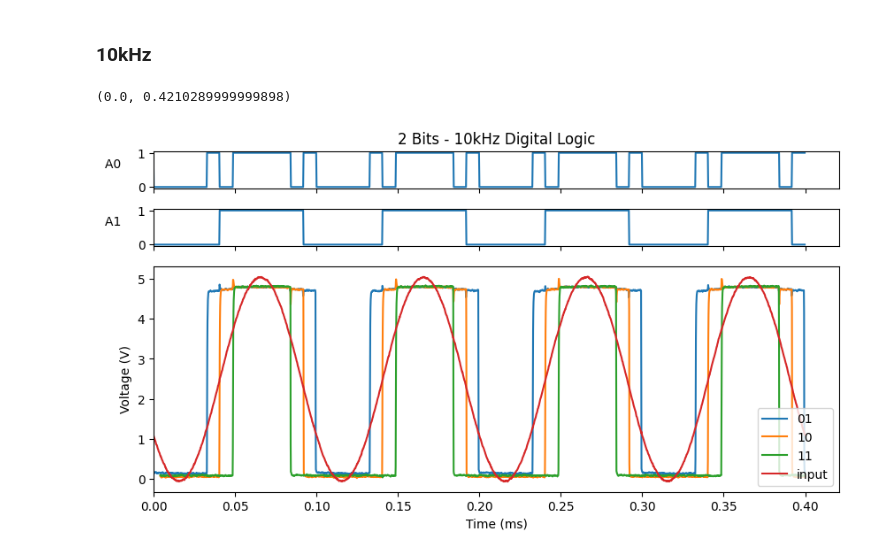
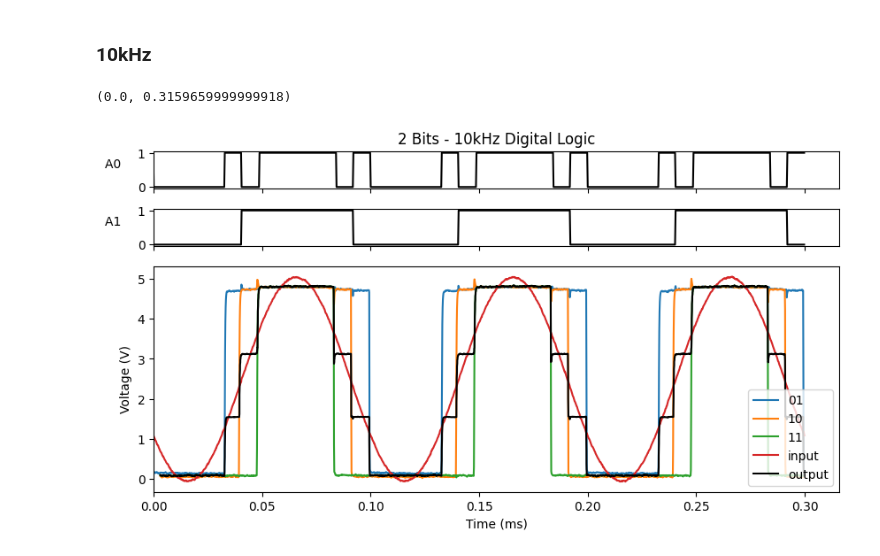
Before and after one commit to DanNguyenN/CE3202-Fundamentals, a Jupyter notebook: Lab8/inlab.ipynb, the cells around one changed output. Cells and saved outputs as stored; diff of their text form; code cells hidden in the pictures.

```diff
--- a/Lab8/inlab.ipynb
+++ b/Lab8/inlab.ipynb
@@ -316,47 +504,81 @@ digitalLogic['time'] = digitalLogic['time'] - digitalLogic['time'][0]
 
 #Shift the input and output to align with the digital logic
 inputOutput1['time'] = inputOutput1['time'] + 0.00
-inputOutput2['time'] = inputOutput2['time'] + 0.00 + 0.4/100000
+inputOutput2['time'] = inputOutput2['time'] + 0.00 + 0.3/100000
 
 #Shift the digital logic to align with the input and output
 digitalLogic['time'] = digitalLogic['time'] + 0.00 - 2.1/100000
 
 #Limit the time to 3 periods
-inputOutput1 = inputOutput1[(inputOutput1['time'] < 4/10000)]
-inputOutput2 = inputOutput2[(inputOutput2['time'] < 4/10000)]
-digitalLogic = digitalLogic[digitalLogic['time'] < 4/10000]
+inputOutput1 = inputOutput1[(inputOutput1['time'] < 3/10000)]
+inputOutput2 = inputOutput2[(inputOutput2['time'] < 3/10000)]
+digitalLogic = digitalLogic[digitalLogic['time'] < 3/10000]
 
 # #Flip dio to align with the input and output
 # digitalLogic['dio1'] = digitalLogic['dio1'] * -1 + 1
 # digitalLogic['dio2'] = digitalLogic['dio2'] * -1 + 1
 
 # #Make the start at 0.010 seconds
 # digitalLogic['time'] = digitalLogic['time'] - 0.0010
 # inputOutput1['time'] = inputOutput1['time'] - 0.0010
 # inputOutput2['time'] = inputOutput2['time'] - 0.0010
 
 #Plot the digital logic
-fig, (ax1, ax2, ax3) = plt.subplots(3, 1, figsize=(10, 5), gridspec_kw={'height_ratios': [.5,.5, 3]} , sharex=True)
-ax1.plot(digitalLogic['time'] * 1000, digitalLogic['dio1'], label='dio1')
+fig4, (ax1, ax2, ax3) = plt.subplots(3, 1, figsize=(10, 5), gridspec_kw={'height_ratios': [.5,.5, 3]} , sharex=True)
+ax1.plot(digitalLogic['time'] * 1000, digitalLogic['dio1'], label='dio1', color='black')
 ax1.set_title('2 Bits - 10kHz Digital Logic')
 ax1.set_ylabel('A0          ', rotation=0)
 
-ax2.plot(digitalLogic['time'] * 1000, digitalLogic['dio2'], label='dio2')
+ax2.plot(digitalLogic['time'] * 1000, digitalLogic['dio2'], label='dio2', color='black')
 ax2.set_ylabel('A1          ', rotation=0)
 
 
 #Plot the input and output
 ax3.plot(inputOutput1['time'] * 1000, inputOutput1['input'], label='01')
 ax3.plot(inputOutput2['time'] * 1000, inputOutput2['output'], label='10')
 ax3.plot(inputOutput2['time'] * 1000, inputOutput2['input'], label='11')
 ax3.plot(inputOutput1['time'] * 1000, inputOutput1['output'], label='input')
+
+# Create a new dataframe with a unified time base
+time_base = pd.concat([inputOutput1['time'], inputOutput2['time']]).sort_values().unique()
+df = pd.DataFrame({'time': time_base})
+
+#Change the name of the columns to avoid conflicts
+inputOutput1.columns = ['time', 'input_01', 'output_01']
+inputOutput2.columns = ['time', 'input_02', 'output_02']
+# Interpolate signals from inputOutput1 to the unified time base
+df = df.merge(inputOutput1, on='time', how='left')
+
+# Interpolating input and output columns
+df['input_01'] = df['input_01'].interpolate(method='linear')
+df['output_01'] = df['output_01'].interpolate(method='linear')
+
+# Interpolate signals from inputOutput2 to the unified time base
+df = df.merge(inputOutput2, on='time', how='left')
+
+# Interpolating input and output columns
+df['input_02'] = df['input_02'].interpolate(method='linear')
+df['output_02'] = df['output_02'].interpolate(method='linear')
+
+# Calculate the maximum signal at each time point
+wave = np.maximum(df['input_02'], df['output_02'] * 0.66)
+wave = np.maximum(wave, df['input_01'] * 0.33)
+
+df["output"] = wave
+# Plot the wave
+ax3.plot(df['time'] * 1000, wave, label='output', color='black')
+
+#Calculate the RMS error
+rms = np.sqrt(np.mean((df['output_01'] - df["output"])**2))
+
+
 ax3.set_xlabel('Time (ms)')
 ax3.set_ylabel('Voltage (V)')
 #Set the legend bottom right
 ax3.legend(loc='lower right')
 
 #Limit the x axis to 0
 ax1.set_xlim(left=0)
 # %% [output]
-(0.0, 0.4210289999999898)
+(0.0, 0.3159659999999918)
-[figure, old version]
+[figure, new version]
```
Also changed, not shown: parts of 9 cells of this notebook, 1 other file.
